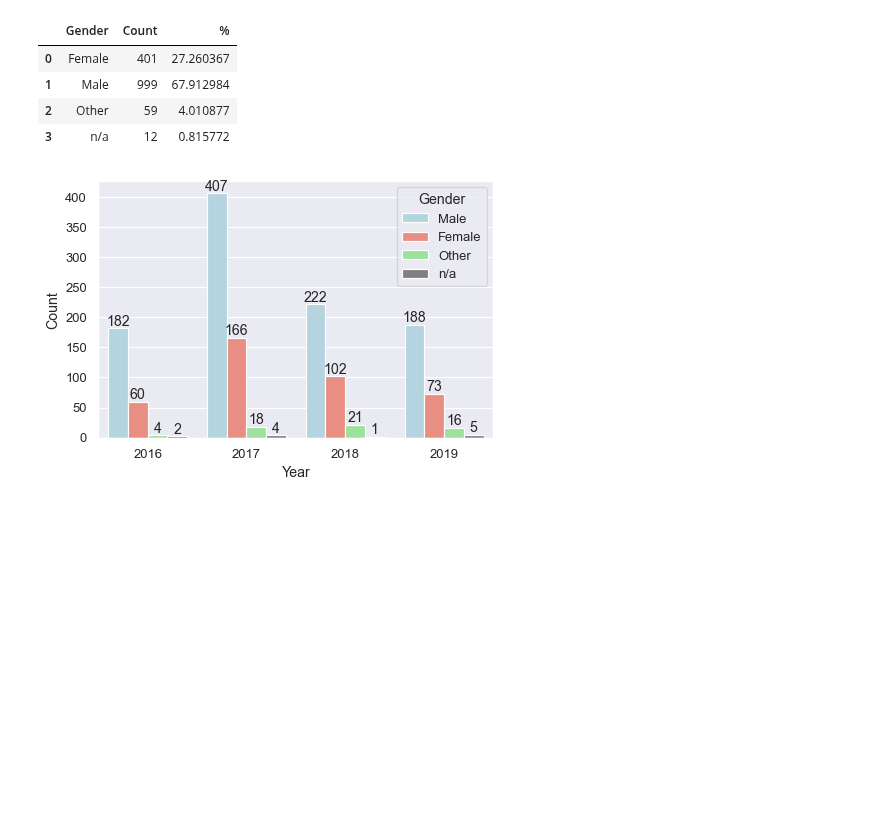
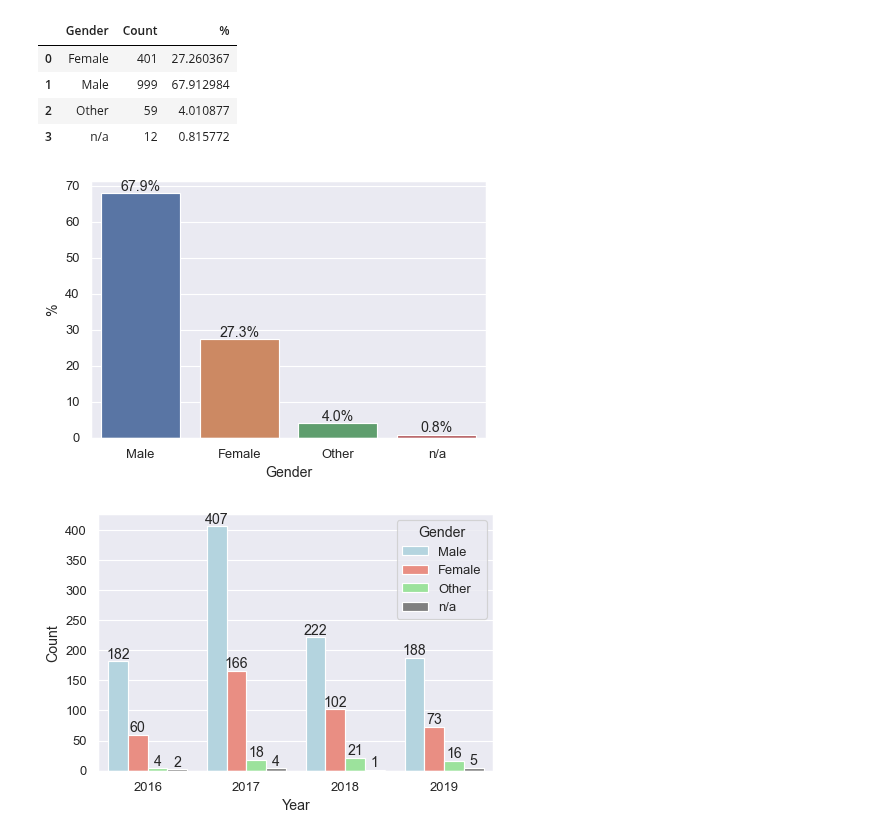
Before and after one commit to Selorikas/mental-health, a Jupyter notebook: mental-health.ipynb, the cells around one changed output. Saved outputs shown, nothing was run; the diff lists cells and outputs as text; code cells hidden in the pictures; blank space fills up the shorter version.

Commit message:
Add gender barplot

```diff
--- a/mental-health.ipynb
+++ b/mental-health.ipynb
@@ -171,6 +171,12 @@ q2_by_gender
 | 1 | Male | 999 | 67.912984 |
 | 2 | Other | 59 | 4.010877 |
 | 3 | n/a | 12 | 0.815772 |
+# %%
+gender_barplot = sns.barplot(x = 'Gender', y = '%', data = q2_by_gender, order=['Male', 'Female', 'Other', 'n/a'])
+for container in gender_barplot.containers:
+    gender_barplot.bar_label(container,fmt='%.1f%%')
+# %% [output]
+[figure, added]
 # %%
 # Group and count answers by year & gender
 q2_by_gender_and_year = q2.groupby(['Gender', 'Year']).size().reset_index(name='Count')
```
Also changed, not shown: parts of 5 cells of this notebook.
